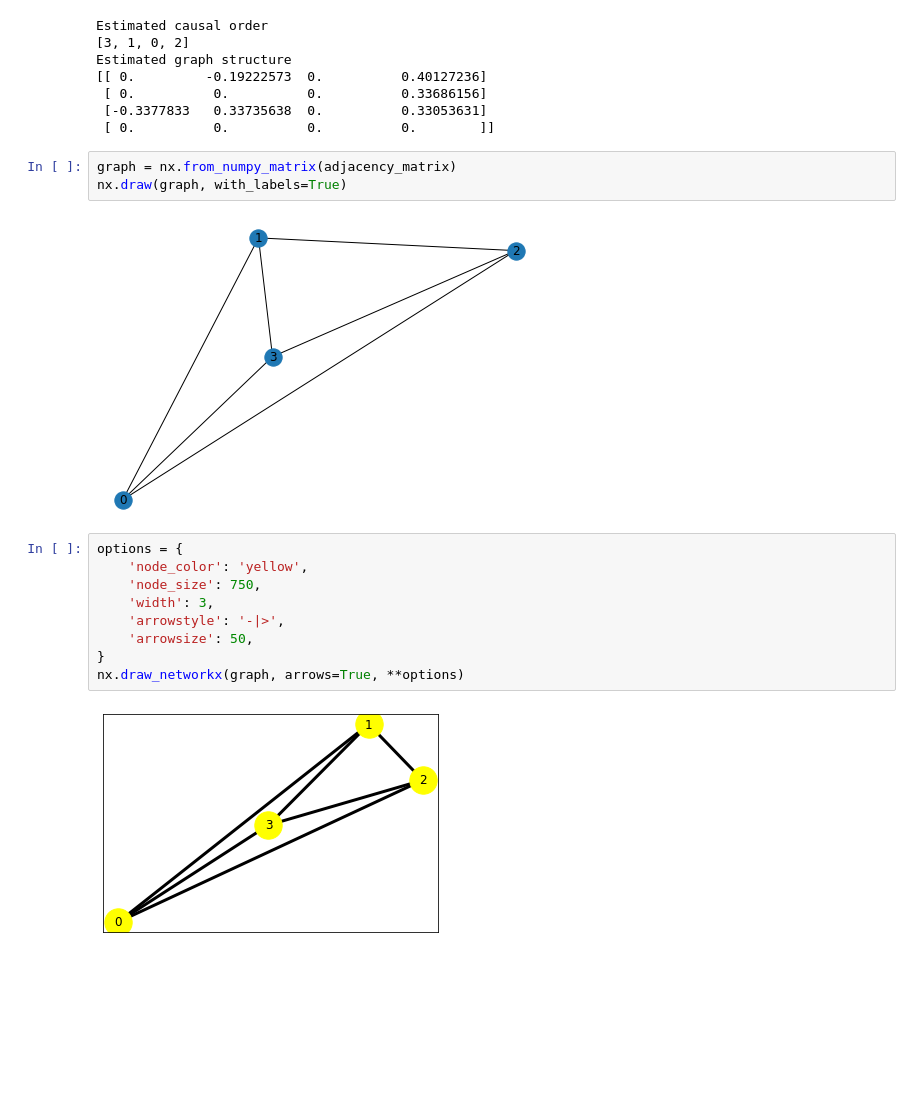
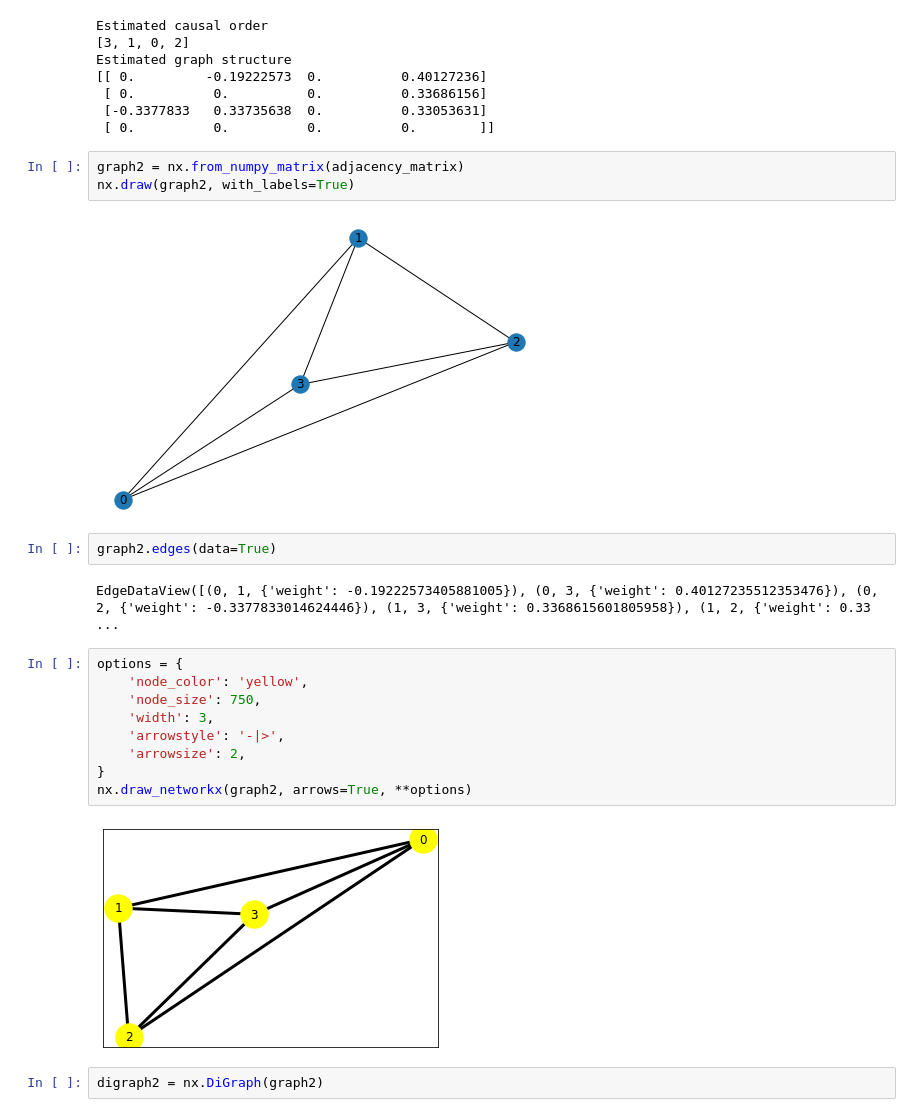
Before and after one commit to seamus-brady/aitiaexplorer, a Jupyter notebook: src/notebooks/Algorithm Tests.ipynb, the cells around one changed output. Saved outputs shown, nothing was run; the diff lists cells and outputs as text; blank space fills up the shorter version.

```diff
--- a/src/notebooks/Algorithm Tests.ipynb
+++ b/src/notebooks/Algorithm Tests.ipynb
@@ -88,18 +92,24 @@ Estimated graph structure
  [-0.3377833   0.33735638  0.          0.33053631]
  [ 0.          0.          0.          0.        ]]
 # %%
-graph = nx.from_numpy_matrix(adjacency_matrix)
-nx.draw(graph, with_labels=True)
+graph2 = nx.from_numpy_matrix(adjacency_matrix)
+nx.draw(graph2, with_labels=True)
 # %% [output]
-[figure, old version]
+[figure, new version]
+# %%
+graph2.edges(data=True)
+# %% [output]
+EdgeDataView([(0, 1, {'weight': -0.19222573405881005}), (0, 3, {'weight': 0.40127235512353476}), (0, 2, {'weight': -0.3377833014624446}), (1, 3, {'weight': 0.3368615601805958}), (1, 2, {'weight': 0.33 ...
 # %%
 options = {
     'node_color': 'yellow',
     'node_size': 750,
     'width': 3,
     'arrowstyle': '-|>',
-    'arrowsize': 50,
+    'arrowsize': 2,
 }
-nx.draw_networkx(graph, arrows=True, **options)
+nx.draw_networkx(graph2, arrows=True, **options)
 # %% [output]
-[figure, old version]
+[figure, new version]
+# %%
+digraph2 = nx.DiGraph(graph2)
```
Also changed, not shown: parts of 2 cells of this notebook.
